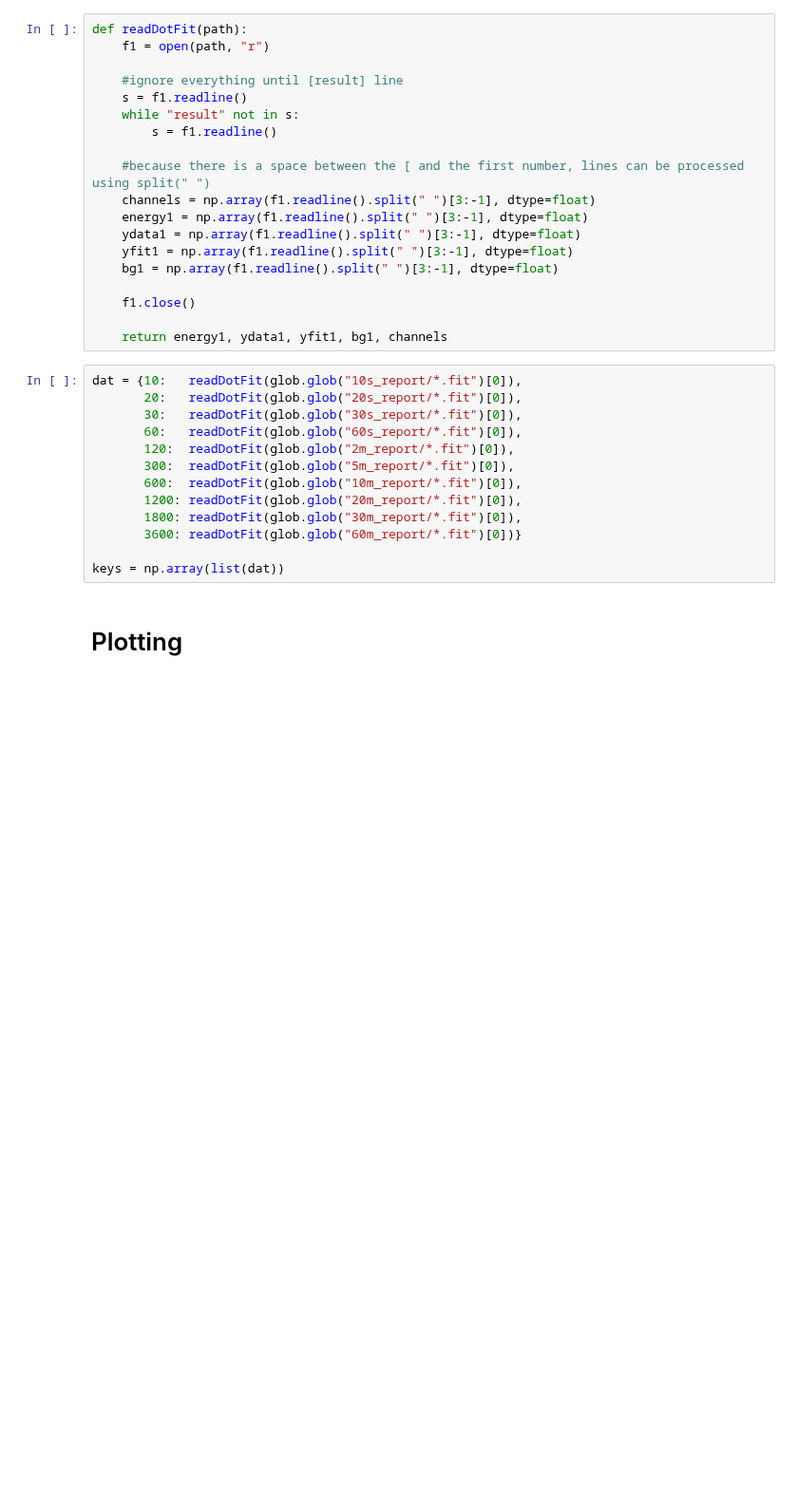
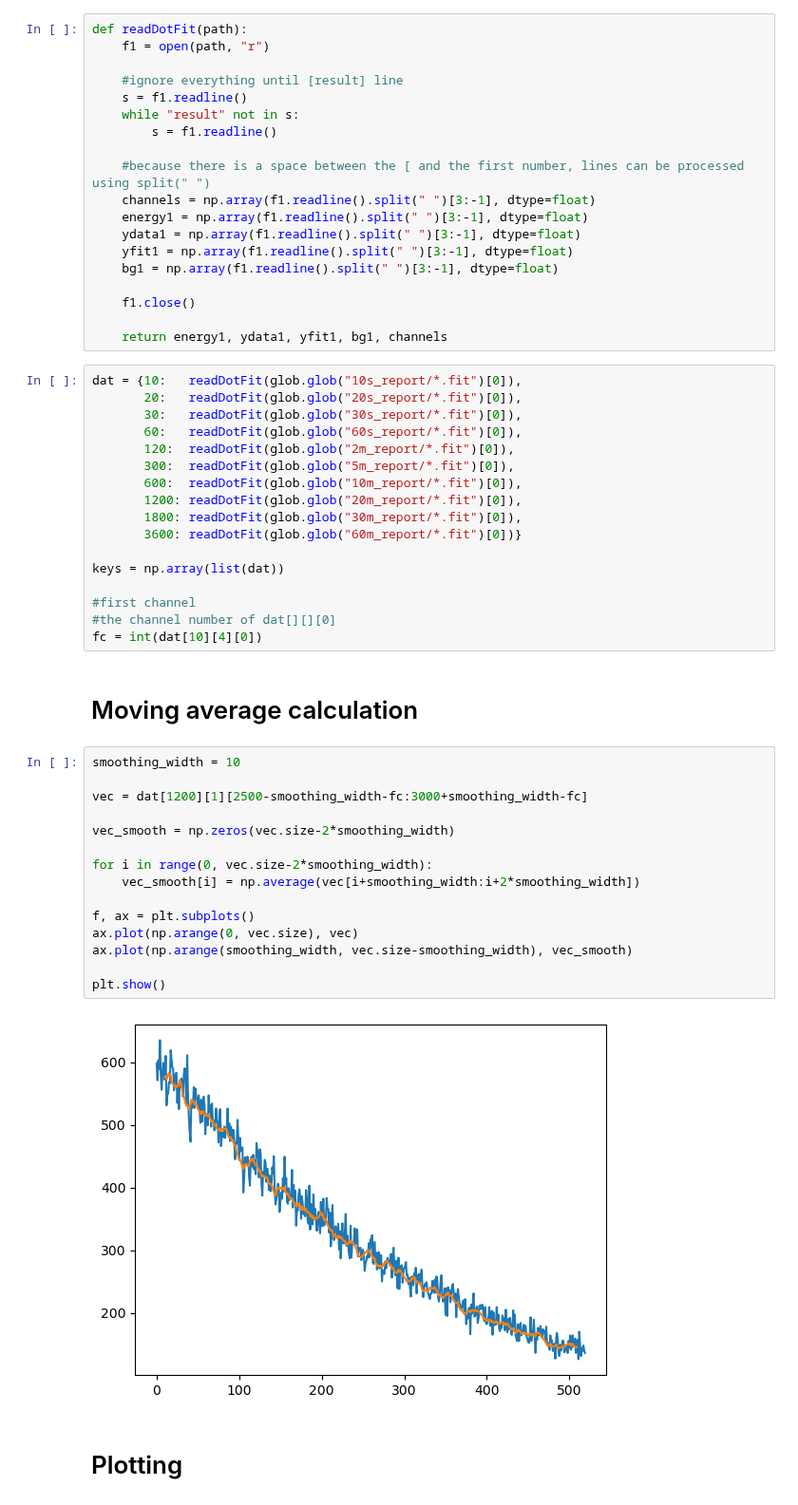
Before and after one commit to ELFREELAND/xrf-thickness-studies, a Jupyter notebook: 20230712_CVD_3158_scantime/scan_time_studies.ipynb, the cells around one changed output. Shown at 95% size. Saved outputs shown, nothing was run; the diff lists cells and outputs as text; blank space fills up the shorter version.

```diff
--- a/20230712_CVD_3158_scantime/scan_time_studies.ipynb
+++ b/20230712_CVD_3158_scantime/scan_time_studies.ipynb
@@ -46,6 +46,29 @@ dat = {10:   readDotFit(glob.glob("10s_report/*.fit")[0]),
        3600: readDotFit(glob.glob("60m_report/*.fit")[0])}
 
 keys = np.array(list(dat))
+
+#first channel
+#the channel number of dat[][][0]
+fc = int(dat[10][4][0])
+# %% [markdown]
+# Moving average calculation
+# %%
+smoothing_width = 10
+
+vec = dat[1200][1][2500-smoothing_width-fc:3000+smoothing_width-fc]
+
+vec_smooth = np.zeros(vec.size-2*smoothing_width)
+
+for i in range(0, vec.size-2*smoothing_width):
+    vec_smooth[i] = np.average(vec[i+smoothing_width:i+2*smoothing_width])
+
+f, ax = plt.subplots()
+ax.plot(np.arange(0, vec.size), vec)
+ax.plot(np.arange(smoothing_width, vec.size-smoothing_width), vec_smooth)
+
+plt.show()
+# %% [output]
+[figure, added]
 # %% [markdown]
 # Plotting
 # %% [markdown]
```
Also changed, not shown: parts of 1 cell of this notebook.
